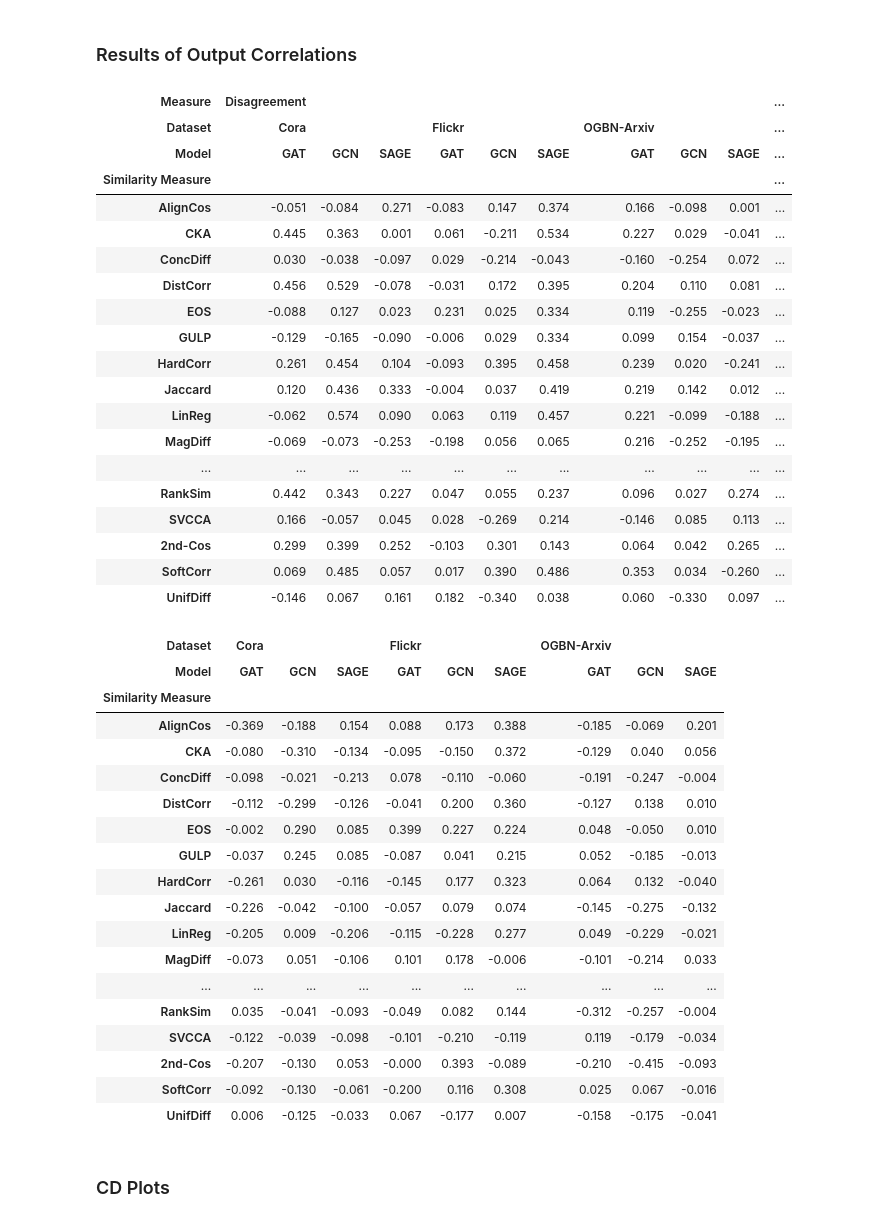
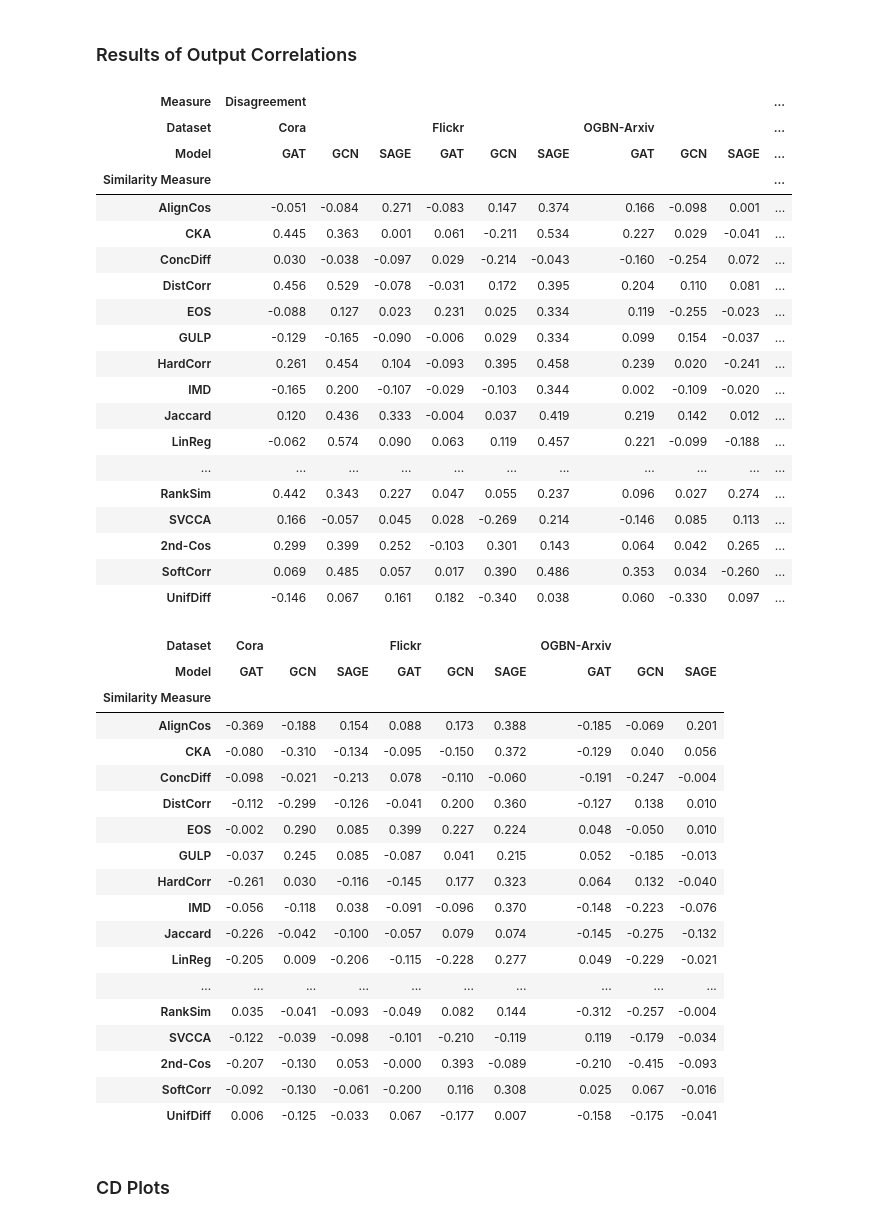
Before and after one commit to TaWald/similaritybench, a Jupyter notebook: graphs/notebooks/tables.ipynb, the cells around one changed output. Drawn from its saved outputs; the diff is of its cells as text; code cells hidden in the pictures.

Commit message:
final tables

```diff
--- a/graphs/notebooks/tables.ipynb
+++ b/graphs/notebooks/tables.ipynb
@@ -52,13 +53,12 @@ COLUMN_NAME_DICT = {
 }
 
 LATEX_FORMAT_DICT = {
-    "float_format": "%.2f",
+    "hrules": True,
     "column_format": "l||rrr|rrr|rrr||rrr|rrr|rrr",
-    "multicolumn_format": "c",
-    "index_names": False,
+    "multicol_align": "c",
 }
 # %%
-EXPERIMENT_RESULTS_PATH = 'C:/Users/Tobias/Eigene Dokumente/Research/similaritybench/experiments/results/full_csvs'
+EXPERIMENT_RESULTS_PATH = 'C:/Users/Tobias/Eigene Dokumente/Research/similaritybench/experiments/results/res_csvs/'
 COMPARISON_TYPE_DICT = {
     "label_test": "group_separation",
     "layer_test": "monotonicity",
@@ -359,14 +253,18 @@ def OUTPUT_DF_FILE_NAME(dataset):
 # %%
 def get_output_correlation_table(datasets, corr_func="spearmanr", acc_test = False):
+
+    full_csvs = os.listdir(EXPERIMENT_RESULTS_PATH)
+
     dfs = []
     for dataset in datasets:
-        path = os.path.join(EXPERIMENT_RESULTS_PATH, OUTPUT_DF_FILE_NAME(dataset))
-        df = pd.read_csv(path)
-        df = df.loc[df.loc[:,"quality_measure"] == corr_func]
-        data = df.loc[:, ["similarity_measure", "functional_similarity_measure", "corr", "architecture"]]
-        data = data.rename(COLUMN_NAME_DICT, axis="columns")
-        data["Dataset"] = dataset
-        dfs.append(data.iloc[:])
+        for f in full_csvs:
+            if "output" in f and dataset in f:
+                df = pd.read_csv(os.path.join(EXPERIMENT_RESULTS_PATH, f))
+                df = df.loc[df.loc[:,"quality_measure"] == corr_func]
+                data = df.loc[:, ["similarity_measure", "functional_similarity_measure", "corr", "architecture"]]
+                data = data.rename(COLUMN_NAME_DICT, axis="columns")
+                data["Dataset"] = dataset
+                dfs.append(data.iloc[:])
 
     df_cc = pd.concat(dfs, axis=0)
     df_res = df_cc.pivot_table(index="Similarity Measure", columns=["Measure", "Dataset", "Model"], values="corr", aggfunc="mean")
@@ -378,25 +276,27 @@ def get_output_correlation_table(datasets, corr_func="spearmanr", acc_test = Fal
     return df_res.loc[:,["Disagreement", "JSD"]]
 # %%
 output_corr_df = get_output_correlation_table(["cora", "flickr", "ogbn-arxiv"])
-output_corr_df.to_latex("graphs_results_output_correlation_test.tex",
-                       **LATEX_FORMAT_DICT
-                      )
+styled = pd.io.formats.style.Styler(
+    output_corr_df,
+    precision=2,
+)
+styled.highlight_max(axis=0, props="textbf:--rwrap;").to_latex("graphs_results_output_correlation.tex", **LATEX_FORMAT_DICT)
 output_corr_df
 # %% [output]
 | Measure | Disagreement |  |  |  |  |  |  |  |  | ... |
 | Dataset | Cora |  |  | Flickr |  |  | OGBN-Arxiv |  |  | ... |
 | Model | GAT | GCN | SAGE | GAT | GCN | SAGE | GAT | GCN | SAGE | ... |
 | Similarity Measure |  |  |  |  |  |  |  |  |  | ... |
 | AlignCos | -0.051 | -0.084 | 0.271 | -0.083 | 0.147 | 0.374 | 0.166 | -0.098 | 0.001 | ... |
 | CKA | 0.445 | 0.363 | 0.001 | 0.061 | -0.211 | 0.534 | 0.227 | 0.029 | -0.041 | ... |
 | ConcDiff | 0.030 | -0.038 | -0.097 | 0.029 | -0.214 | -0.043 | -0.160 | -0.254 | 0.072 | ... |
 | DistCorr | 0.456 | 0.529 | -0.078 | -0.031 | 0.172 | 0.395 | 0.204 | 0.110 | 0.081 | ... |
 | EOS | -0.088 | 0.127 | 0.023 | 0.231 | 0.025 | 0.334 | 0.119 | -0.255 | -0.023 | ... |
 | GULP | -0.129 | -0.165 | -0.090 | -0.006 | 0.029 | 0.334 | 0.099 | 0.154 | -0.037 | ... |
 | HardCorr | 0.261 | 0.454 | 0.104 | -0.093 | 0.395 | 0.458 | 0.239 | 0.020 | -0.241 | ... |
+| IMD | -0.165 | 0.200 | -0.107 | -0.029 | -0.103 | 0.344 | 0.002 | -0.109 | -0.020 | ... |
 | Jaccard | 0.120 | 0.436 | 0.333 | -0.004 | 0.037 | 0.419 | 0.219 | 0.142 | 0.012 | ... |
 | LinReg | -0.062 | 0.574 | 0.090 | 0.063 | 0.119 | 0.457 | 0.221 | -0.099 | -0.188 | ... |
-| MagDiff | -0.069 | -0.073 | -0.253 | -0.198 | 0.056 | 0.065 | 0.216 | -0.252 | -0.195 | ... |
 | ... | ... | ... | ... | ... | ... | ... | ... | ... | ... | ... |
 | RankSim | 0.442 | 0.343 | 0.227 | 0.047 | 0.055 | 0.237 | 0.096 | 0.027 | 0.274 | ... |
 | SVCCA | 0.166 | -0.057 | 0.045 | 0.028 | -0.269 | 0.214 | -0.146 | 0.085 | 0.113 | ... |
@@ -405,9 +305,11 @@ output_corr_df
 | UnifDiff | -0.146 | 0.067 | 0.161 | 0.182 | -0.340 | 0.038 | 0.060 | -0.330 | 0.097 | ... |
 # %%
 acc_corr_df = get_output_correlation_table(["cora", "flickr", "ogbn-arxiv"], acc_test=True)
-acc_corr_df.to_latex("graphs_results_accuracy_correlation_test.tex",
-                       **LATEX_FORMAT_DICT
-                      )
+styled = pd.io.formats.style.Styler(
+    acc_corr_df,
+    precision=2,
+)
+styled.highlight_max(axis=0, props="textbf:--rwrap;").to_latex("graphs_results_accuracy_correlation.tex", **LATEX_FORMAT_DICT)
 acc_corr_df
 # %% [output]
 | Dataset | Cora |  |  | Flickr |  |  | OGBN-Arxiv |  |  |
@@ -420,9 +322,9 @@ acc_corr_df
 | EOS | -0.002 | 0.290 | 0.085 | 0.399 | 0.227 | 0.224 | 0.048 | -0.050 | 0.010 |
 | GULP | -0.037 | 0.245 | 0.085 | -0.087 | 0.041 | 0.215 | 0.052 | -0.185 | -0.013 |
 | HardCorr | -0.261 | 0.030 | -0.116 | -0.145 | 0.177 | 0.323 | 0.064 | 0.132 | -0.040 |
+| IMD | -0.056 | -0.118 | 0.038 | -0.091 | -0.096 | 0.370 | -0.148 | -0.223 | -0.076 |
 | Jaccard | -0.226 | -0.042 | -0.100 | -0.057 | 0.079 | 0.074 | -0.145 | -0.275 | -0.132 |
 | LinReg | -0.205 | 0.009 | -0.206 | -0.115 | -0.228 | 0.277 | 0.049 | -0.229 | -0.021 |
-| MagDiff | -0.073 | 0.051 | -0.106 | 0.101 | 0.178 | -0.006 | -0.101 | -0.214 | 0.033 |
 | ... | ... | ... | ... | ... | ... | ... | ... | ... | ... |
 | RankSim | 0.035 | -0.041 | -0.093 | -0.049 | 0.082 | 0.144 | -0.312 | -0.257 | -0.004 |
 | SVCCA | -0.122 | -0.039 | -0.098 | -0.101 | -0.210 | -0.119 | 0.119 | -0.179 | -0.034 |
```
Also changed, not shown: parts of 15 cells of this notebook.
